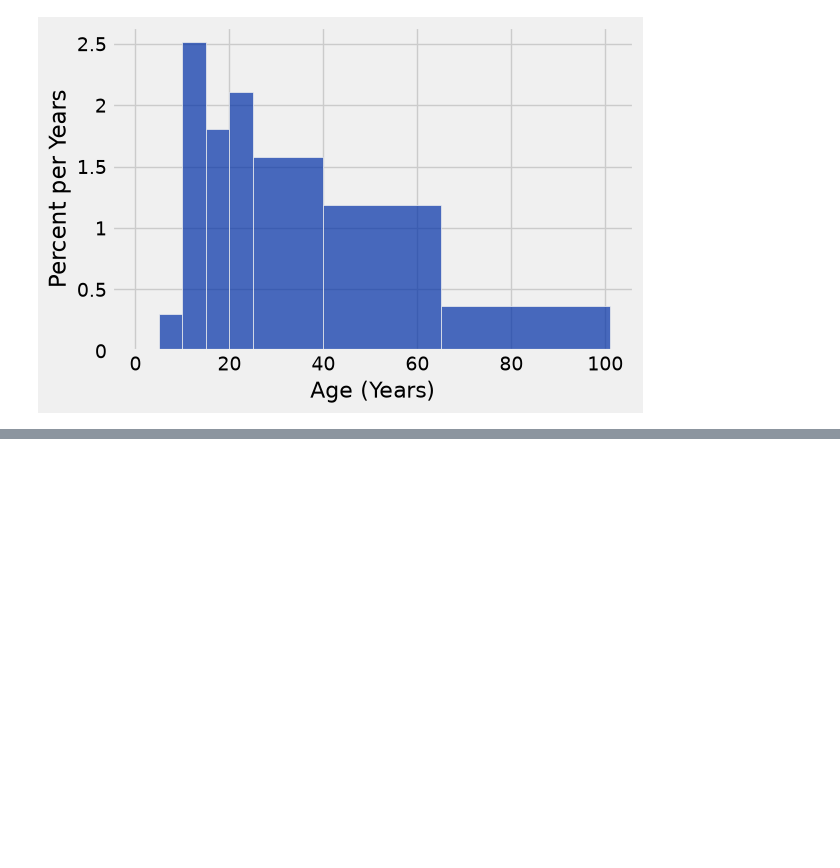
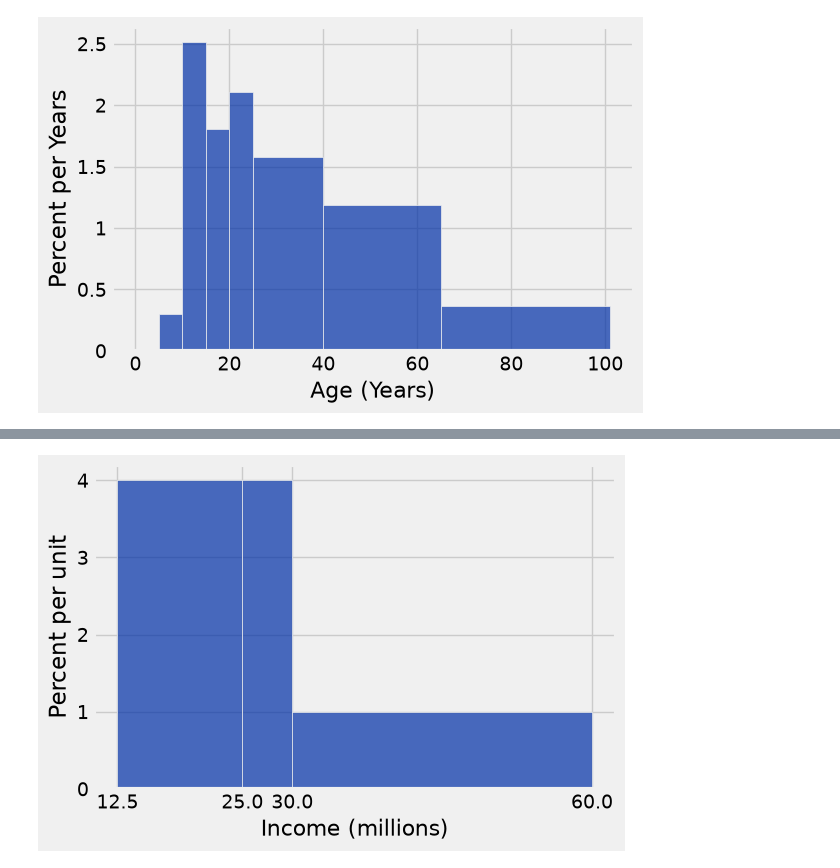
Before and after one commit to nwinbourn/DAT1001-NWinbourn, a Jupyter notebook: work/Visualization.ipynb, the cells around one changed output, grey strips where cells are left out. Drawn from its saved outputs; the diff is of its cells as text; code cells hidden in the pictures; blank space fills up the shorter version.

```diff
--- a/work/Visualization.ipynb
+++ b/work/Visualization.ipynb
@@ -443,0 +467,5 @@ top_movies.hist('Age', bins = my_bins, unit = 'Years')
+# %%
+incomes.hist('Income (millions)', bins = my_bins)
+plt.xticks(my_bins);
+# %% [output]
+[figure, added]
```
Also changed, not shown: parts of 3 cells of this notebook, 2 other files.
